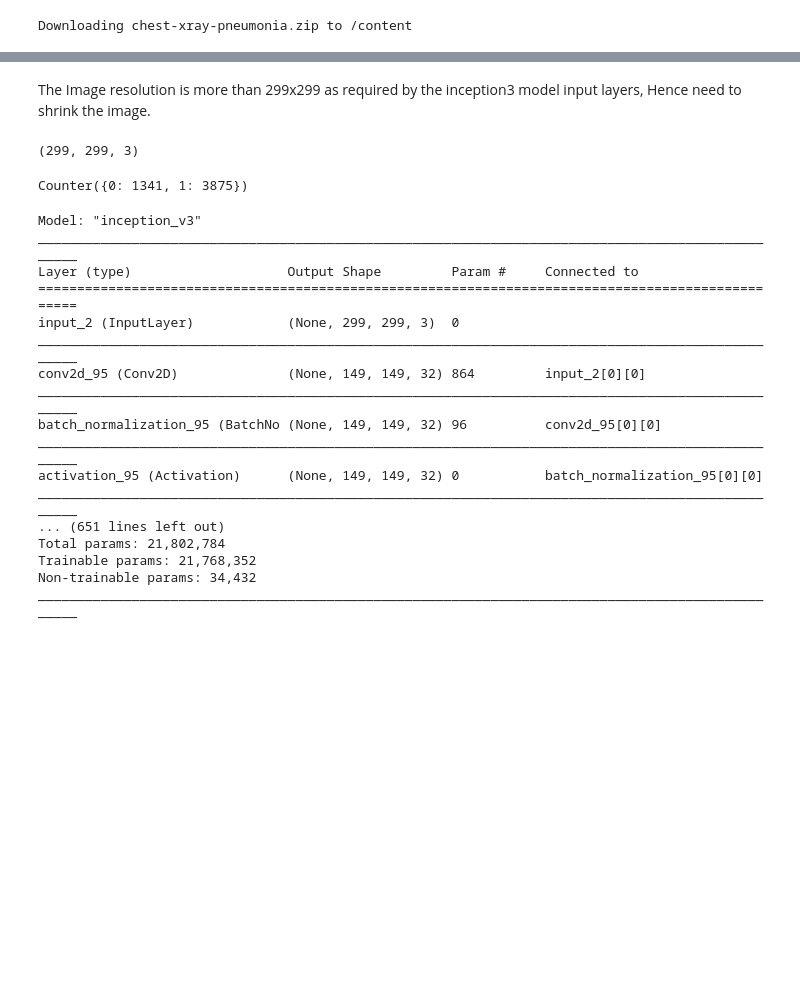
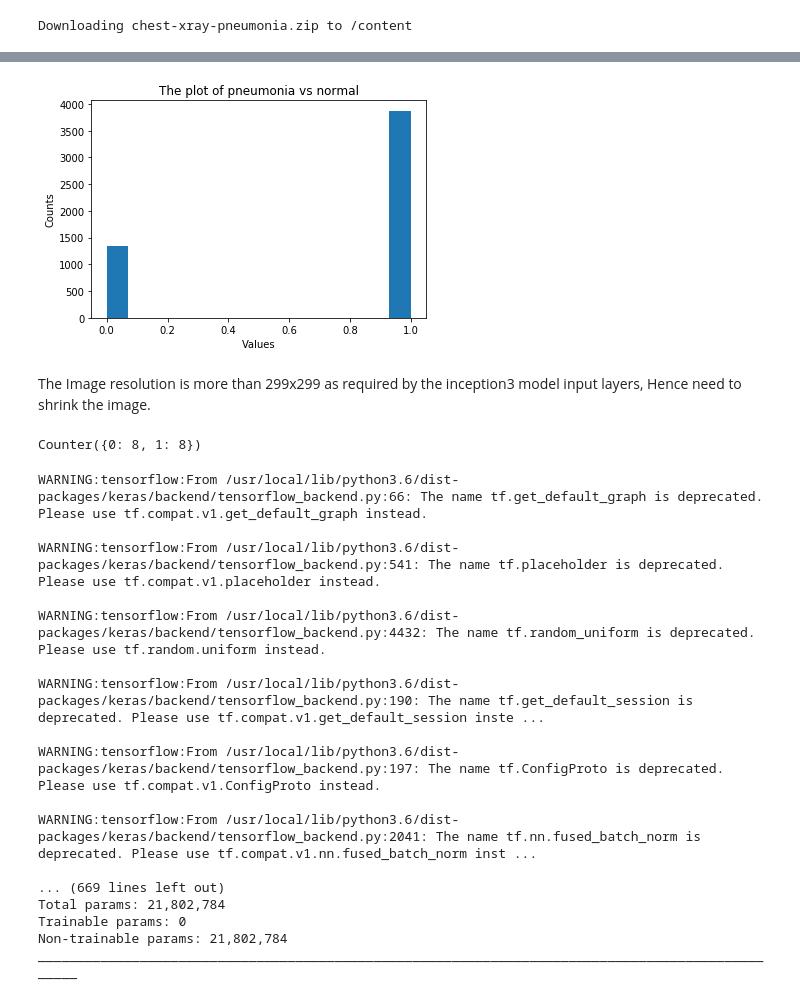
Before and after one commit to AbhilashAbhimsh/Pneumonia_classification, a Jupyter notebook: Pneumonia_classification.ipynb, the cells around one changed output, grey strips where cells are left out. Cells and saved outputs as stored; diff of their text form; code cells hidden in the pictures; blank space fills up the shorter version.

```diff
--- a/Pneumonia_classification.ipynb
+++ b/Pneumonia_classification.ipynb
@@ -67,39 +89,45 @@ def generate_data_set(path = None):
             img = cv2.imread(each_image)
             X.append(cv2.resize(img, (299,299), cv2.INTER_AREA))
             Y.append(dict_results[each_class])
-    return X, Y
+    return np.array(X), np.array(Y)
 
-X, Y = generate_data_set(train_path)
+X_train, Y_train = generate_data_set(train_path)
+X_test, Y_test = generate_data_set(test_path)
+X_valid, Y_valid = generate_data_set(valid_path)
+# %%
+plt.hist(Y_train, bins='auto')
+plt.title("The plot of pneumonia vs normal")
+plt.xlabel("Values")
+plt.ylabel("Counts")
+plt.show()
+# %% [output]
+[figure, added]
 # %% [markdown]
 The Image resolution is more than 299x299 as required by the inception3 model input layers, Hence need to shrink the image.
-# %%
-X[0].shape
-# %% [output]
-(299, 299, 3)
-# %%
-Y = np.array(Y)
-collections.Counter(Y)
-# %% [output]
-Counter({0: 1341, 1: 3875})
+# %%
+print(collections.Counter(Y_valid))
+# %% [output]
+Counter({0: 8, 1: 8})
 # %%
 base_model = InceptionV3(include_top=False, input_shape=(299, 299, 3),
                          pooling='avg')
+base_model.trainable = False
 base_model.summary()
 # %% [output]
-Model: "inception_v3"
+WARNING:tensorflow:From /usr/local/lib/python3.6/dist-packages/keras/backend/tensorflow_backend.py:66: The name tf.get_default_graph is deprecated. Please use tf.compat.v1.get_default_graph instead.
+
+WARNING:tensorflow:From /usr/local/lib/python3.6/dist-packages/keras/backend/tensorflow_backend.py:541: The name tf.placeholder is deprecated. Please use tf.compat.v1.placeholder instead.
+
+WARNING:tensorflow:From /usr/local/lib/python3.6/dist-packages/keras/backend/tensorflow_backend.py:4432: The name tf.random_uniform is deprecated. Please use tf.random.uniform instead.
+
+WARNING:tensorflow:From /usr/local/lib/python3.6/dist-packages/keras/backend/tensorflow_backend.py:190: The name tf.get_default_session is deprecated. Please use tf.compat.v1.get_default_session inste ...
+
+WARNING:tensorflow:From /usr/local/lib/python3.6/dist-packages/keras/backend/tensorflow_backend.py:197: The name tf.ConfigProto is deprecated. Please use tf.compat.v1.ConfigProto instead.
+
+WARNING:tensorflow:From /usr/local/lib/python3.6/dist-packages/keras/backend/tensorflow_backend.py:2041: The name tf.nn.fused_batch_norm is deprecated. Please use tf.compat.v1.nn.fused_batch_norm inst ...
+
+... (669 lines left out)
+Total params: 21,802,784
+Trainable params: 0
+Non-trainable params: 21,802,784
 __________________________________________________________________________________________________
-Layer (type)                    Output Shape         Param #     Connected to
-==================================================================================================
-input_2 (InputLayer)            (None, 299, 299, 3)  0
-__________________________________________________________________________________________________
-conv2d_95 (Conv2D)              (None, 149, 149, 32) 864         input_2[0][0]
-__________________________________________________________________________________________________
-batch_normalization_95 (BatchNo (None, 149, 149, 32) 96          conv2d_95[0][0]
-__________________________________________________________________________________________________
-activation_95 (Activation)      (None, 149, 149, 32) 0           batch_normalization_95[0][0]
-__________________________________________________________________________________________________
-... (651 lines left out)
-Total params: 21,802,784
-Trainable params: 21,768,352
-Non-trainable params: 34,432
-__________________________________________________________________________________________________
```
Also changed, not shown: parts of 14 cells of this notebook.
